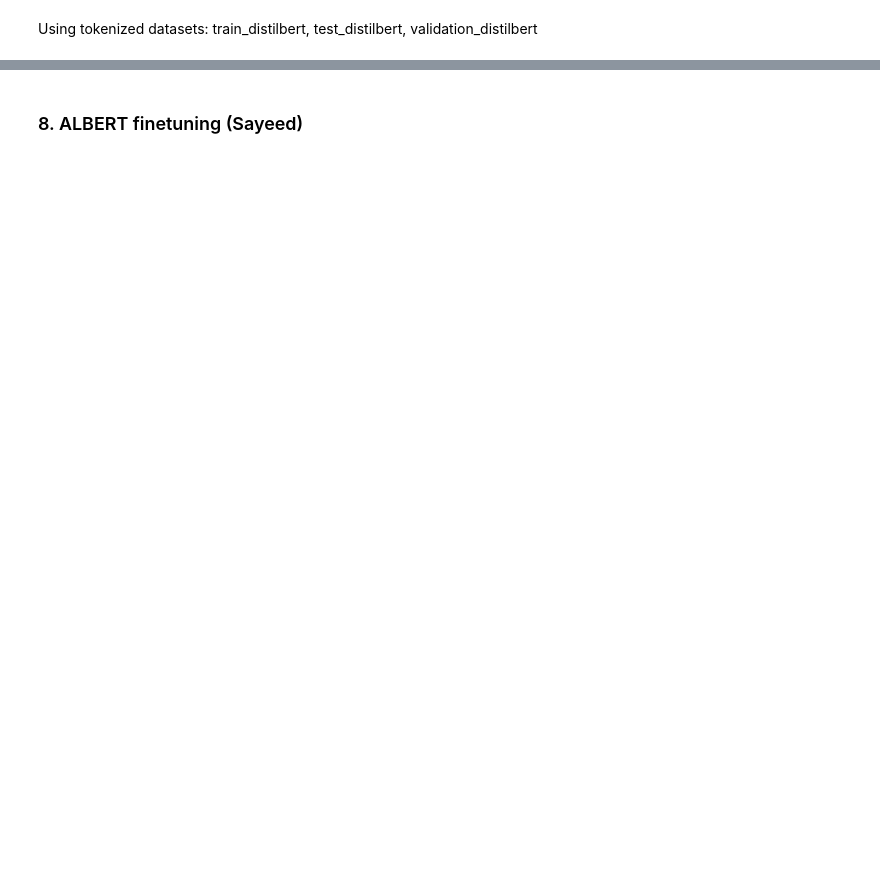
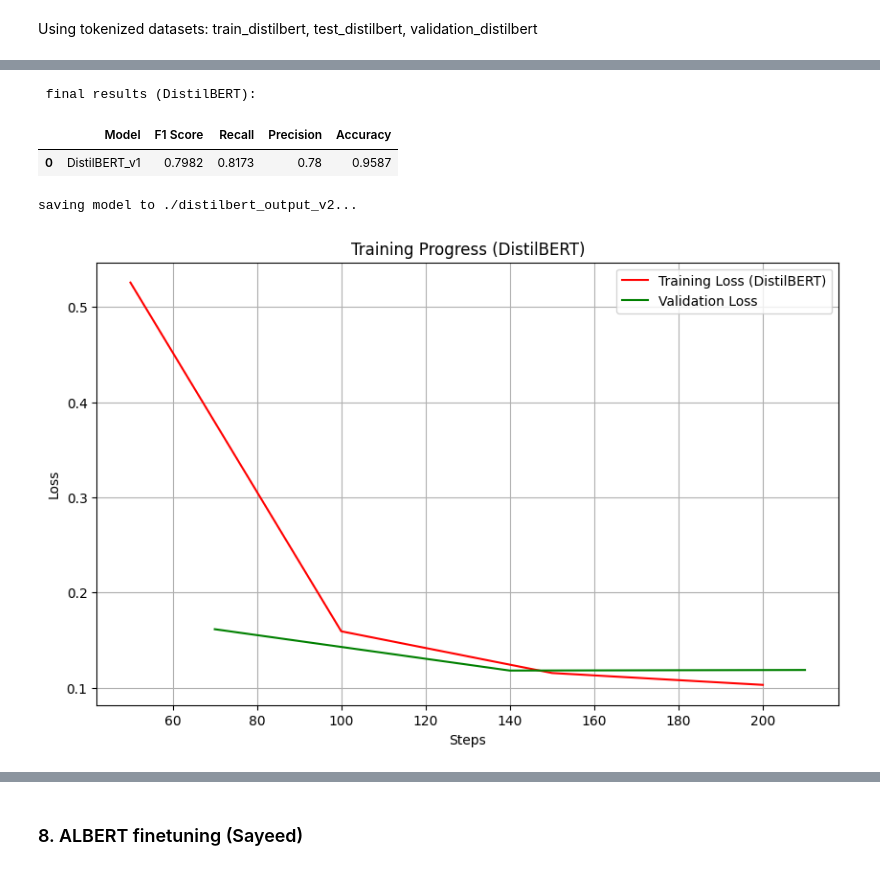
Before and after one commit to Mohammad-CodeVoyager/Legal-document-redaction-NER-, a Jupyter notebook: legal_doc_redaction.ipynb, the cells around one changed output, grey strips where cells are left out. Cells and saved outputs as stored; diff of their text form; code cells hidden in the pictures; blank space fills up the shorter version.

```diff
--- a/legal_doc_redaction.ipynb
+++ b/legal_doc_redaction.ipynb
@@ -1109,2 +1160,22 @@ else:
 # %% [markdown]
 Using tokenized datasets: train_distilbert, test_distilbert, validation_distilbert
+# %%
+import numpy as np
+import pandas as pd
+import torch
+from datasets import Dataset, DatasetDict
+from transformers import AutoTokenizer, AutoModelForTokenClassification, TrainingArguments, Trainer, DataCollatorForTokenClassification
+from transformers import DistilBertForTokenClassification
+
+"""
+setting up distilbert as our baseline model.
+it is lighter and faster than legal-bert and has fewer parameters.
+
+"""
+distil_checkpoint = "distilbert-base-uncased" # letter case independent
+distil_tokenizer = AutoTokenizer.from_pretrained(distil_checkpoint) # using autotokenizer
+
+label_list = ["O", "B-PER", "I-PER", "B-LOC", "I-LOC", "B-ORG", "I-ORG"]
+label2id = {label: i for i, label in enumerate(label_list)}
+id2label = {i: label for i, label in enumerate(label_list)}
+type_mapper = {"PERSON": "PER", "ORGANIZATION": "ORG", "LOCATION": "LOC", "ORG": "ORG", "LOC": "LOC", "PER": "PER"}
@@ -1110,0 +1347,46 @@ Using tokenized datasets: train_distilbert, test_distilbert, validation_distilbe
+# %%
+# evaluation Plots
+print("\n final results (DistilBERT):")
+display(pd.DataFrame([metrics_db]).round(4))
+
+# saving and plotting
+import matplotlib.pyplot as plt
+import json
+import os
+
+output_dir = "./distilbert_output_v2"
+if not os.path.exists(output_dir):
+    os.makedirs(output_dir)
+
+print(f"saving model to {output_dir}...")
+db_trainer.save_model(output_dir)
+distil_tokenizer.save_pretrained(output_dir)
+
+history = db_trainer.state.log_history
+# filtering for loss values to plot
+train_loss = [x['loss'] for x in history if 'loss' in x]
+steps = [x['step'] for x in history if 'loss' in x]
+
+if train_loss:
+    plt.figure(figsize=(10, 6))
+    plt.plot(steps, train_loss, label="Training Loss (DistilBERT)", color="Red")
+
+    # checking for validation loss
+    val_loss = [x['eval_loss'] for x in history if 'eval_loss' in x]
+    val_steps = [x['step'] for x in history if 'eval_loss' in x]
+
+    if val_loss:
+        plt.plot(val_steps, val_loss, label="Validation Loss", color="Green")
+
+    plt.xlabel("Steps")
+    plt.ylabel("Loss")
+    plt.title("Training Progress (DistilBERT)")
+    plt.legend()
+    plt.grid(True)
+    plt.show()
+# %% [output]
+ final results (DistilBERT):
+|  | Model | F1 Score | Recall | Precision | Accuracy |
+| 0 | DistilBERT_v1 | 0.7982 | 0.8173 | 0.78 | 0.9587 |
+saving model to ./distilbert_output_v2...
+[figure, added]
```
Also changed, not shown: parts of 36 cells of this notebook.
